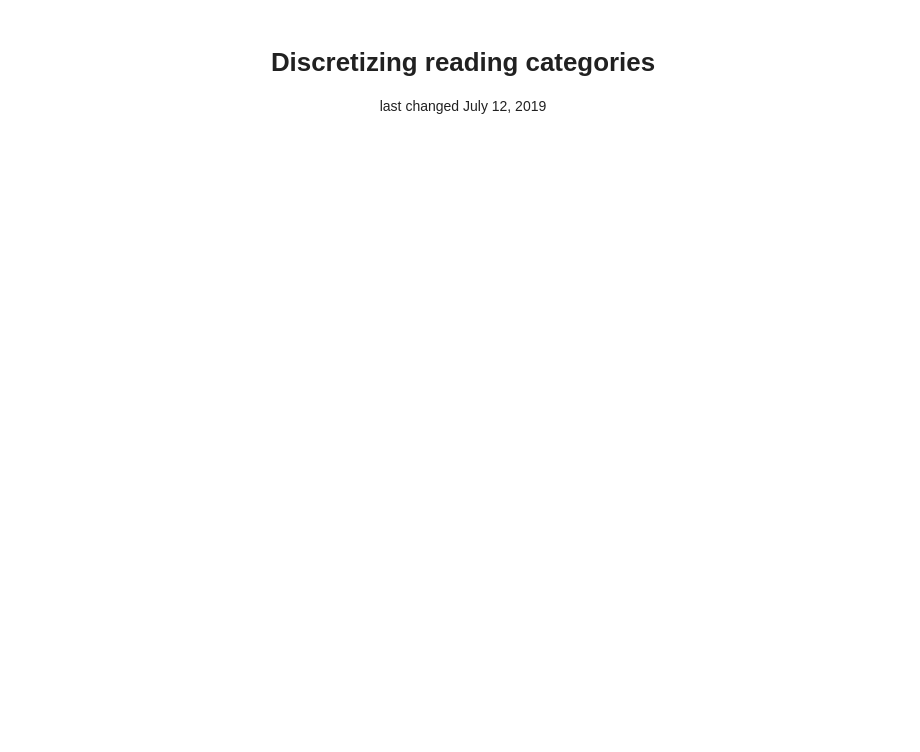
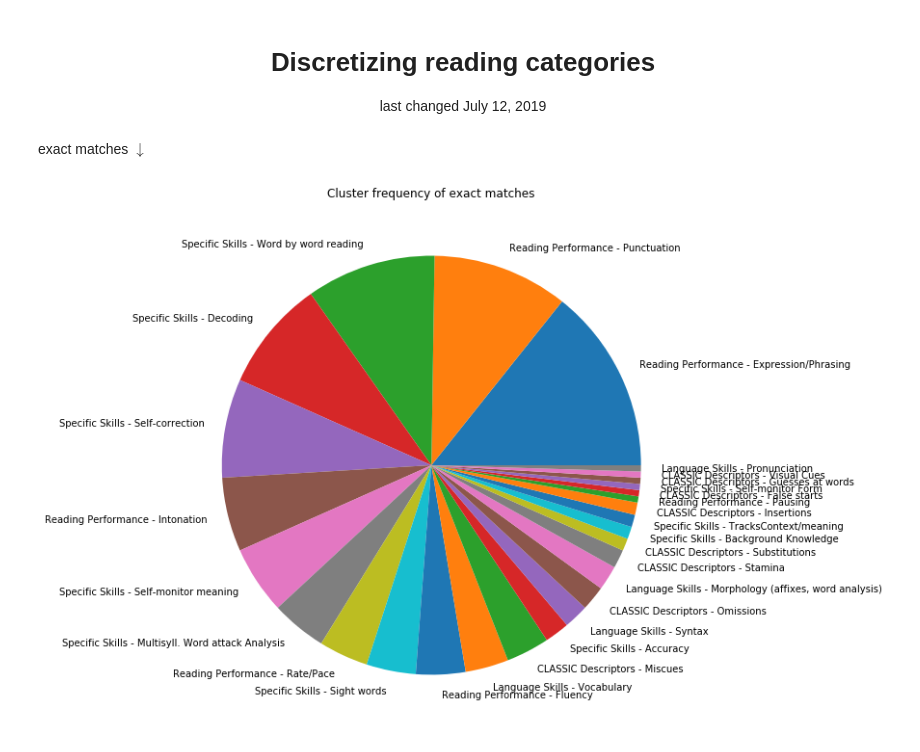
Before and after one commit to ycm/dysfluencies, a Jupyter notebook: 20190712_discrete.ipynb, the cells around one changed output. Cells and saved outputs as stored; diff of their text form; code cells hidden in the pictures; blank space fills up the shorter version.

```diff
--- a/20190712_discrete.ipynb
+++ b/20190712_discrete.ipynb
@@ -76,3 +76,5 @@ better_epr_iter = [
     for subgrp, lns in subgrps_to_lns.items()
     for ln in lns
 ]
+# %% [markdown]
+exact matches $\downarrow$
@@ -78,0 +83,22 @@ better_epr_iter = [
+# %%
+cntr = Counter()
+for obs in corpus:
+    for epr_cluster in better_epr_iter:
+        if obs == epr_cluster[-1]:
+            cntr[epr_cluster[:-1]] += 1
+cntr_lst = sorted(
+    [
+        tuple([' - '.join(k), v])
+        for k, v in dict(cntr).items()
+    ],
+    key=lambda kv: -kv[1]
+)
+_c = list(zip(*cntr_lst))
+k, v = _c[0], _c[1]
+# %%
+plt.figure(figsize=(10,10))
+plt.title('Cluster frequency of exact matches')
+plt.pie(np.array(v), labels=k)
+plt.show()
+# %% [output]
+[figure, added]
```
Also changed, not shown: parts of 1 cell of this notebook.
